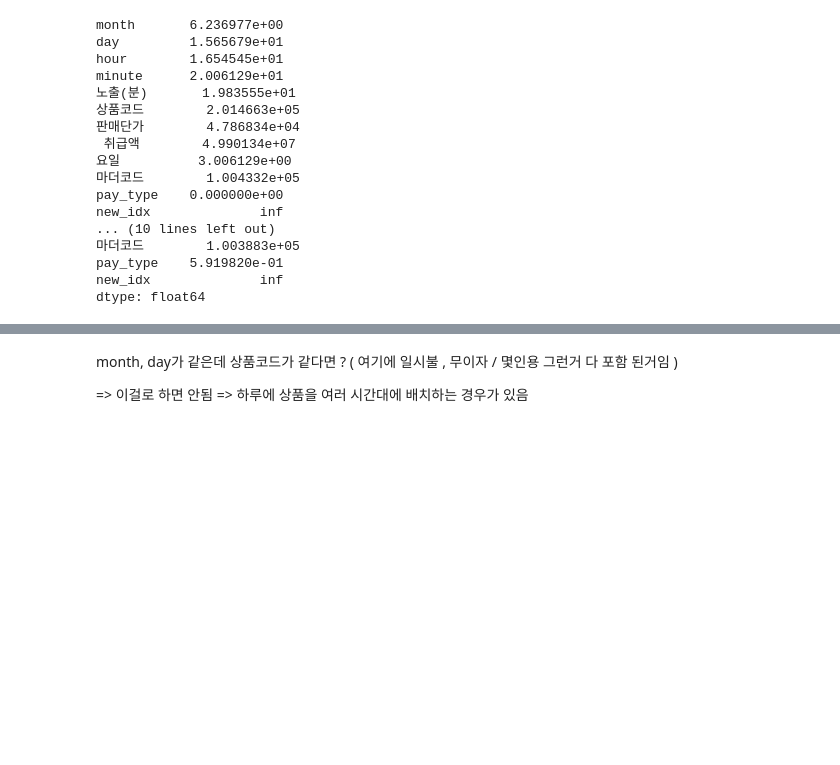
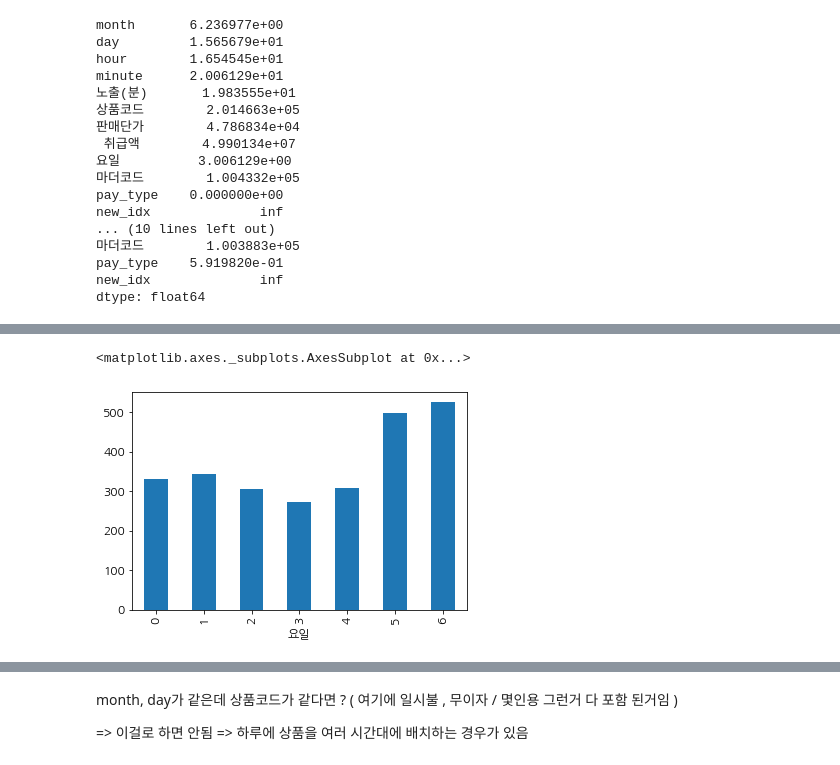
Before and after one commit to shp1204/WANPANMAN, a Jupyter notebook: EDA_ongoing.ipynb, the cells around one changed output, grey strips where cells are left out. Drawn from its saved outputs; the diff is of its cells as text; code cells hidden in the pictures; blank space fills up the shorter version.

```diff
--- a/EDA_ongoing.ipynb
+++ b/EDA_ongoing.ipynb
@@ -187,7 +202,7 @@ A value is trying to be set on a copy of a slice from a DataFrame
 
 See the caveats in the documentation: http://pandas.pydata.org/pandas-docs/stable/user_guide/indexing.html#returning-a-view-versus-a-copy
 # %%
-df = pd.read_csv('./data/train2.csv', encoding='cp949', header=0)
+#df = pd.read_csv('./data/train2.csv', encoding='cp949', header=0)
 df
 # %% [output]
 |  | month | day | hour | minute | 노출(분) | 상품코드 | 상품명 | 판매단가 | 취급액 | 요일 | 상품군 | ... |
@@ -207,0 +301,25 @@ df
+# %%
+# 이외에 '특정단어'를 포함한 상품명에 대해 분석하고 싶은 경우
+def make_new_col(word) :
+    new = []
+    for i in range(len(df['상품명'])) :
+        if word in df['상품명'][i] :
+            df['상품명'][i] = df['상품명'][i].replace(word,'')
+            new.append(1)
+        else :
+            df['상품명'][i] = df['상품명'][i].replace(word,'')
+            new.append(0)
+    df[word] = pd.DataFrame(new)
+    return df
+
+df = make_new_col('햇')
+df = make_new_col('초특가')
+df = make_new_col('국내산')
+df = make_new_col('무료')
+df = make_new_col('파격가')
+df = make_new_col('100%')
+df = make_new_col('자연산')
+df = make_new_col('손질')
+df = make_new_col('무료')
+df = make_new_col('여성')
+df = make_new_col('남성')
@@ -320,0 +473,5 @@ dtype: float64
+# %%
+df[df['남성']==1].groupby('요일').count()['취급액'].plot(kind='bar')
+# %% [output]
+<matplotlib.axes._subplots.AxesSubplot at 0x...>
+[figure, added]
```
Also changed, not shown: parts of 41 cells of this notebook, 18 other files.
